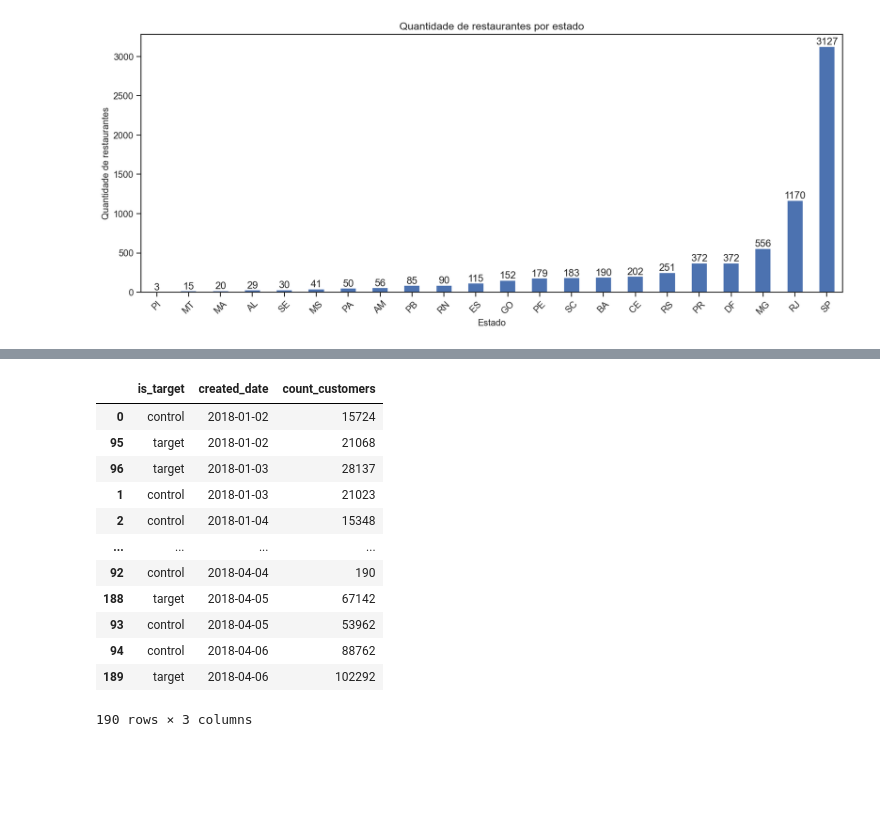
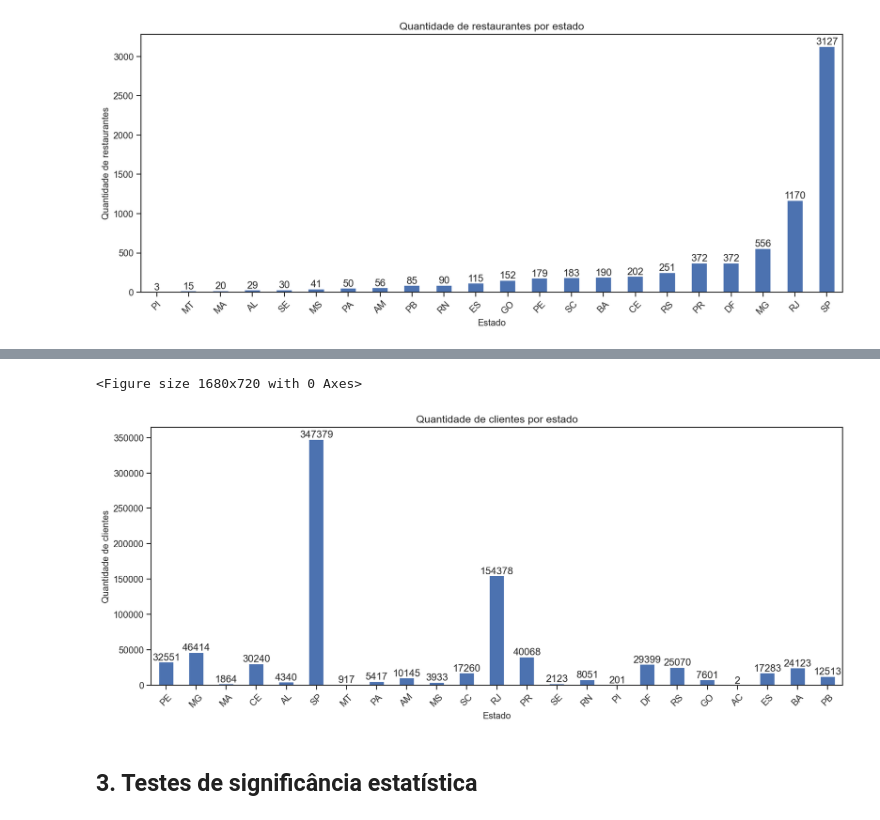
Before and after one commit to emilyara/ifood-case, a Jupyter notebook: notebook/analise_resultados.ipynb, the cells around one changed output, grey strips where cells are left out. Saved outputs shown, nothing was run; the diff lists cells and outputs as text; code cells hidden in the pictures; blank space fills up the shorter version.

Commit message:
statistical test and financial analysis

```diff
--- a/notebook/analise_resultados.ipynb
+++ b/notebook/analise_resultados.ipynb
@@ -775,22 +554,44 @@ NameError: name 'df_target' is not defined
-# %%
-# O cupom ativou novos compradores?
-
-df_customers_test["created_date"] = pd.to_datetime(df_customers_test["created_at"]).dt.date
-
-df_customers_test.groupby(["is_target","created_date"]).agg(
-    count_customers=("customer_id","count")
-).reset_index().sort_values(by="created_date")
-# %% [output]
-|  | is_target | created_date | count_customers |
-| 0 | control | 2018-01-02 | 15724 |
-| 95 | target | 2018-01-02 | 21068 |
-| 96 | target | 2018-01-03 | 28137 |
-| 1 | control | 2018-01-03 | 21023 |
-| 2 | control | 2018-01-04 | 15348 |
-| ... | ... | ... | ... |
-| 92 | control | 2018-04-04 | 190 |
-| 188 | target | 2018-04-05 | 67142 |
-| 93 | control | 2018-04-05 | 53962 |
-| 94 | control | 2018-04-06 | 88762 |
-| 189 | target | 2018-04-06 | 102292 |
-190 rows × 3 columns
+# %%
+#====================
+# Clientes por estado
+#====================
+
+df_consumer_state = con.execute("""
+    SELECT
+        o.delivery_address_state,
+        COUNT(distinct c.customer_id) AS customers_amount
+    FROM customers c
+    LEFT JOIN orders o ON c.customer_id = o.customer_id
+    GROUP BY 1
+""").fetchdf()
+
+plt.figure()
+ax = df_consumer_state.plot(
+    kind='bar',
+    x="delivery_address_state",
+    y="customers_amount",
+    legend=False
+)
+# adicionar labels
+for container in ax.containers:
+    for bar in container:
+        height = bar.get_height()
+        ax.text(
+            bar.get_x() + bar.get_width() / 2,
+            height,
+            f"{height:.0f}",
+            ha="center",
+            va="bottom"
+        )
+
+plt.title("Quantidade de clientes por estado")
+plt.xlabel("Estado")
+plt.ylabel("Quantidade de clientes")
+plt.xticks(rotation=45)
+plt.tight_layout()
+plt.show()
+# %% [output]
+<Figure size 1680x720 with 0 Axes>
+[figure, added]
+# %% [markdown]
+## 3. Testes de significância estatística
```
Also changed, not shown: parts of 30 cells of this notebook.
